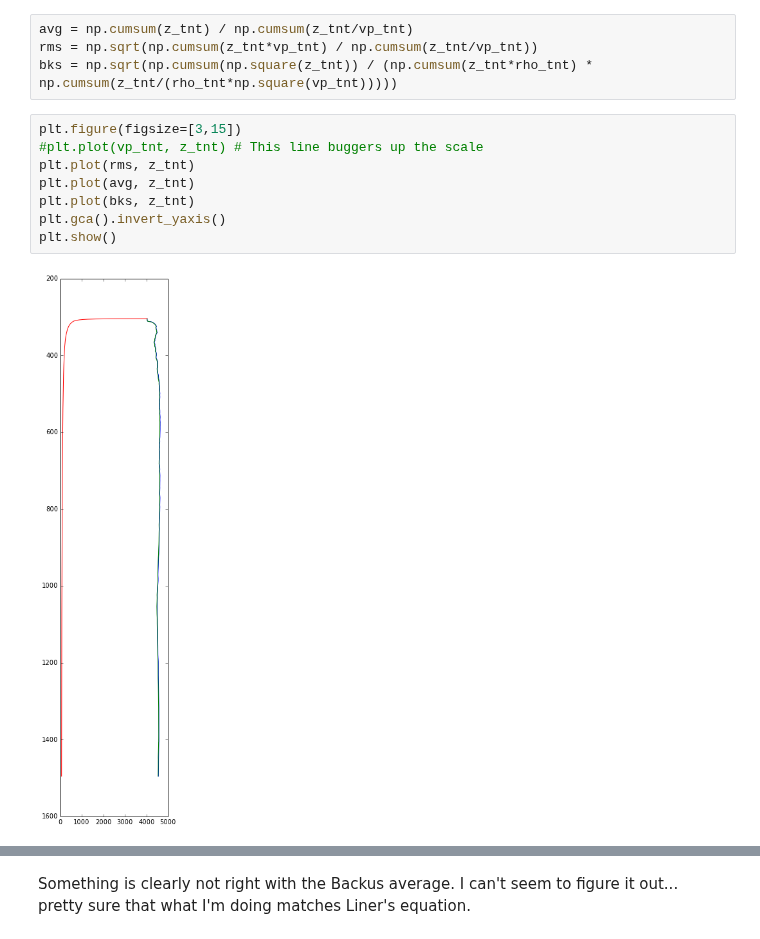
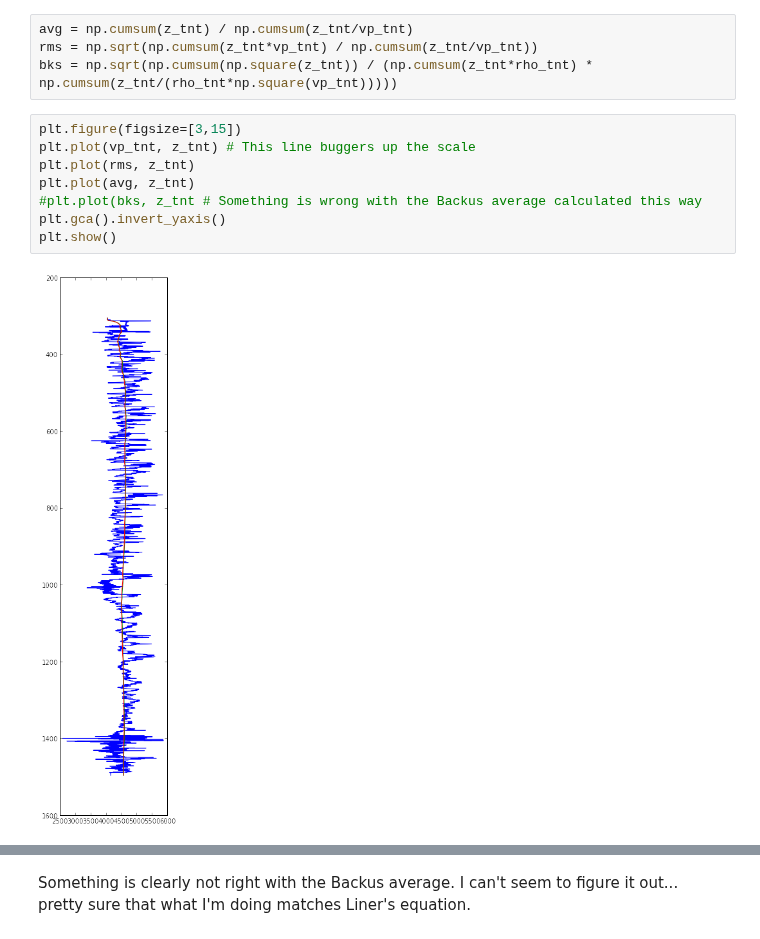
Before and after one commit to kwinkunks/notebooks, a Jupyter notebook: Backus.ipynb, the cells around one changed output, grey strips where cells are left out. Saved outputs shown, nothing was run; the diff lists cells and outputs as text.

Commit message:
backus for realz

```diff
--- a/Backus.ipynb
+++ b/Backus.ipynb
@@ -162,11 +173,11 @@ rms = np.sqrt(np.cumsum(z_tnt*vp_tnt) / np.cumsum(z_tnt/vp_tnt))
 bks = np.sqrt(np.cumsum(np.square(z_tnt)) / (np.cumsum(z_tnt*rho_tnt) * np.cumsum(z_tnt/(rho_tnt*np.square(vp_tnt)))))
 # %%
 plt.figure(figsize=[3,15])
-#plt.plot(vp_tnt, z_tnt) # This line buggers up the scale
+plt.plot(vp_tnt, z_tnt) # This line buggers up the scale
 plt.plot(rms, z_tnt)
 plt.plot(avg, z_tnt)
-plt.plot(bks, z_tnt)
+#plt.plot(bks, z_tnt # Something is wrong with the Backus average calculated this way
 plt.gca().invert_yaxis()
 plt.show()
 # %% [output]
-[figure, old version]
+[figure, new version]
```
Also changed, not shown: parts of 42 cells of this notebook.
